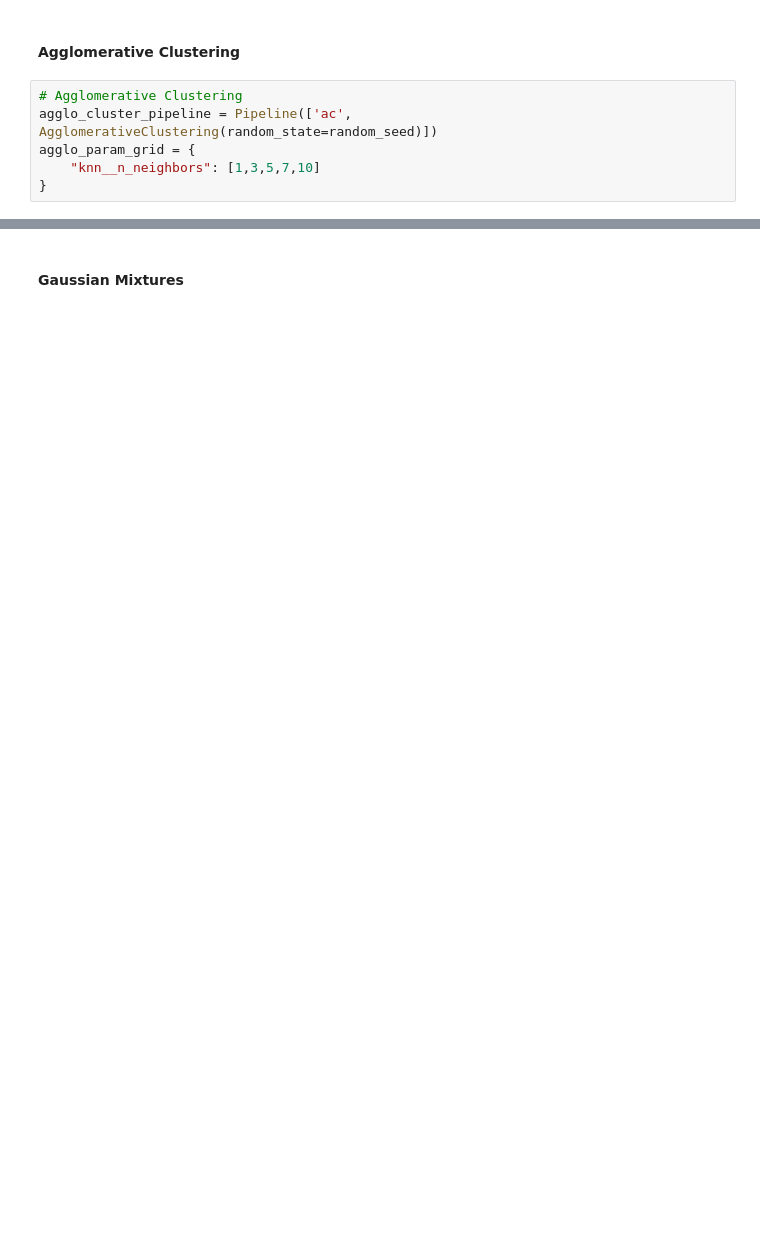
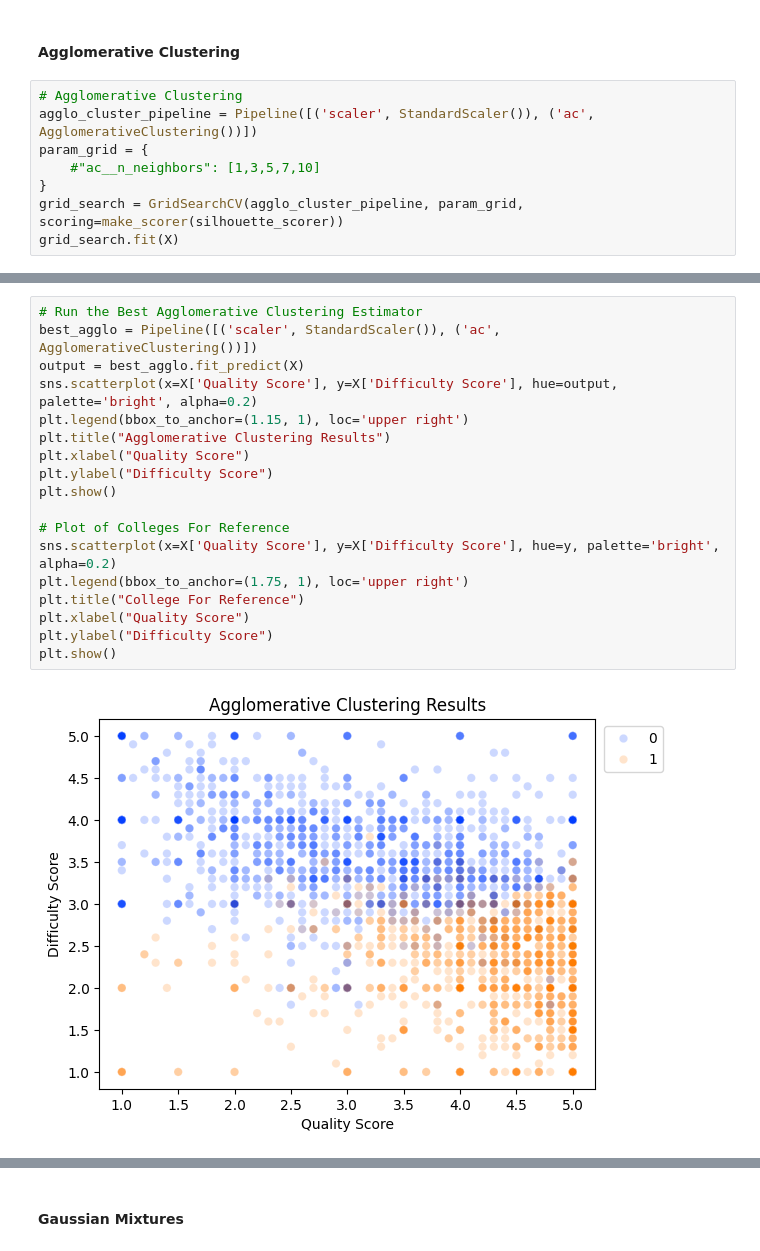
Before and after one commit to BrandonTroy/professor-clustering-analysis, a Jupyter notebook: pipeline.ipynb, the cells around one changed output, grey strips where cells are left out. Cells and saved outputs as stored; diff of their text form; blank space fills up the shorter version.

```diff
--- a/pipeline.ipynb
+++ b/pipeline.ipynb
@@ -398,7 +486,9 @@ mb_kmeans_param_grid = {
 #### Agglomerative Clustering
 # %%
 # Agglomerative Clustering
-agglo_cluster_pipeline = Pipeline(['ac', AgglomerativeClustering(random_state=random_seed)])
-agglo_param_grid = {
-    "knn__n_neighbors": [1,3,5,7,10]
+agglo_cluster_pipeline = Pipeline([('scaler', StandardScaler()), ('ac', AgglomerativeClustering())])
+param_grid = {
+    #"ac__n_neighbors": [1,3,5,7,10]
 }
+grid_search = GridSearchCV(agglo_cluster_pipeline, param_grid, scoring=make_scorer(silhouette_scorer))
+grid_search.fit(X)
@@ -404,0 +517,20 @@ agglo_param_grid = {
+# %%
+# Run the Best Agglomerative Clustering Estimator
+best_agglo = Pipeline([('scaler', StandardScaler()), ('ac', AgglomerativeClustering())])
+output = best_agglo.fit_predict(X)
+sns.scatterplot(x=X['Quality Score'], y=X['Difficulty Score'], hue=output, palette='bright', alpha=0.2)
+plt.legend(bbox_to_anchor=(1.15, 1), loc='upper right')
+plt.title("Agglomerative Clustering Results")
+plt.xlabel("Quality Score")
+plt.ylabel("Difficulty Score")
+plt.show()
+
+# Plot of Colleges For Reference
+sns.scatterplot(x=X['Quality Score'], y=X['Difficulty Score'], hue=y, palette='bright', alpha=0.2)
+plt.legend(bbox_to_anchor=(1.75, 1), loc='upper right')
+plt.title("College For Reference")
+plt.xlabel("Quality Score")
+plt.ylabel("Difficulty Score")
+plt.show()
+# %% [output]
+[figure, added]
```
Also changed, not shown: parts of 11 cells of this notebook.
